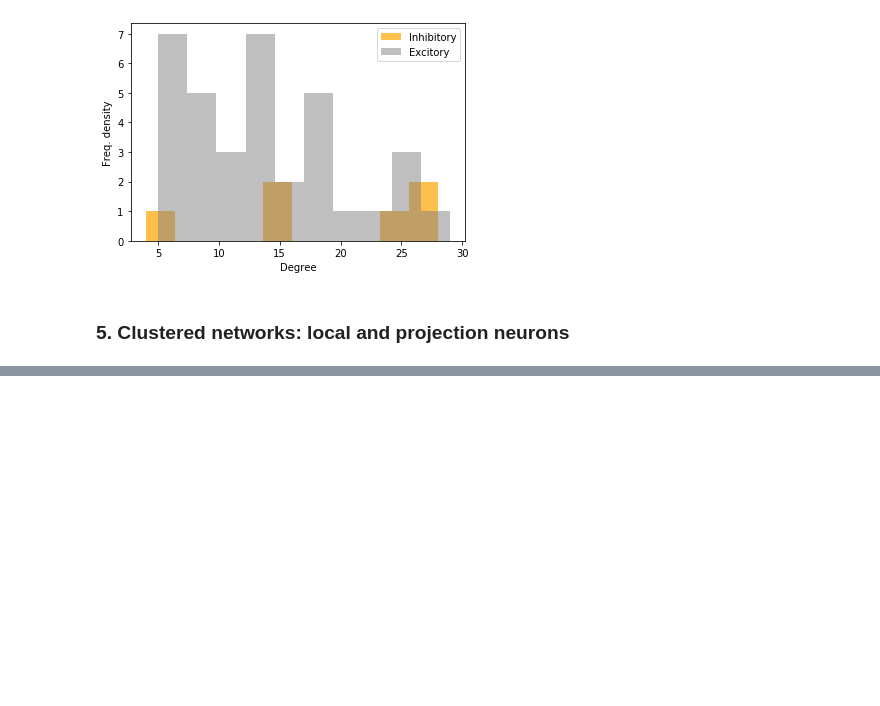
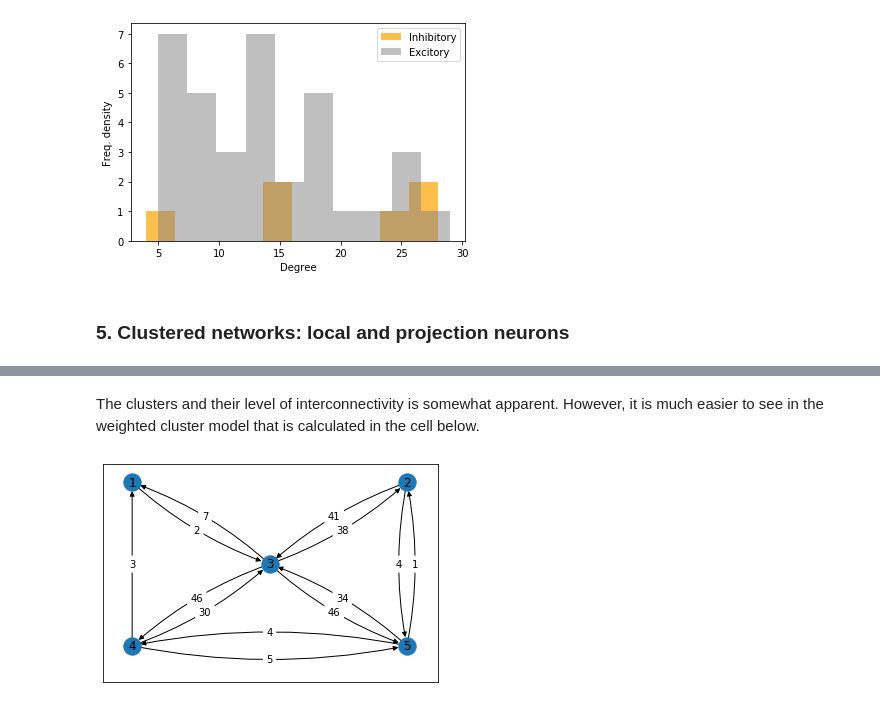
Before and after one commit to rnartallo/randomlygrownnetworks, a Jupyter notebook: HypExtRandNN.ipynb, the cells around one changed output, grey strips where cells are left out. Cells and saved outputs as stored; diff of their text form; code cells hidden in the pictures; blank space fills up the shorter version.

```diff
--- a/HypExtRandNN.ipynb
+++ b/HypExtRandNN.ipynb
@@ -191,0 +246,8 @@ Inhibitory: 6
+# %% [markdown]
+The clusters and their level of interconnectivity is somewhat apparent. However, it is much easier to see in the weighted cluster model that is calculated in the cell below.
+# %%
+import CNgraphtools as cngt
+WCG=cngt.WeightedClusterGraph(LocProjNetwork)
+PWCG=cngt.makeWeightedClusterGraph(WCG)
+# %% [output]
+[figure, added]
```
Also changed, not shown: parts of 22 cells of this notebook, 4 other files.
